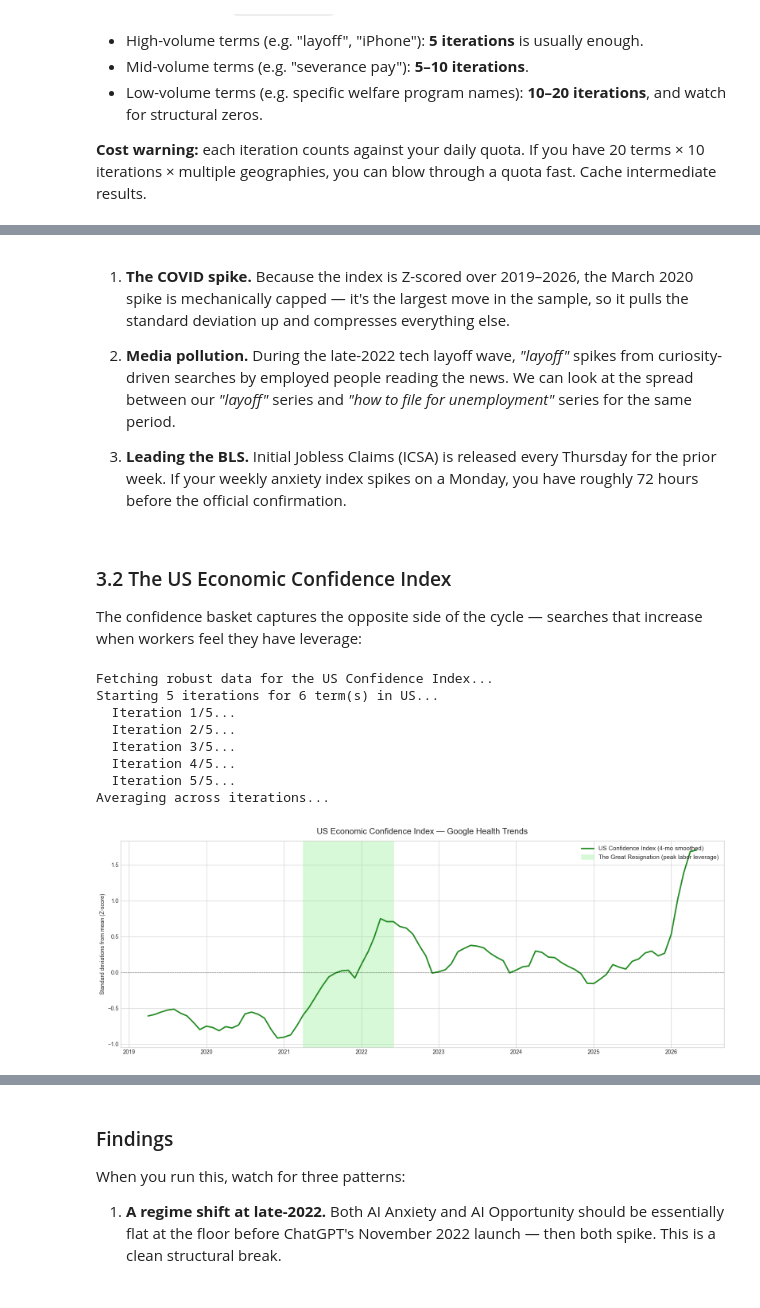
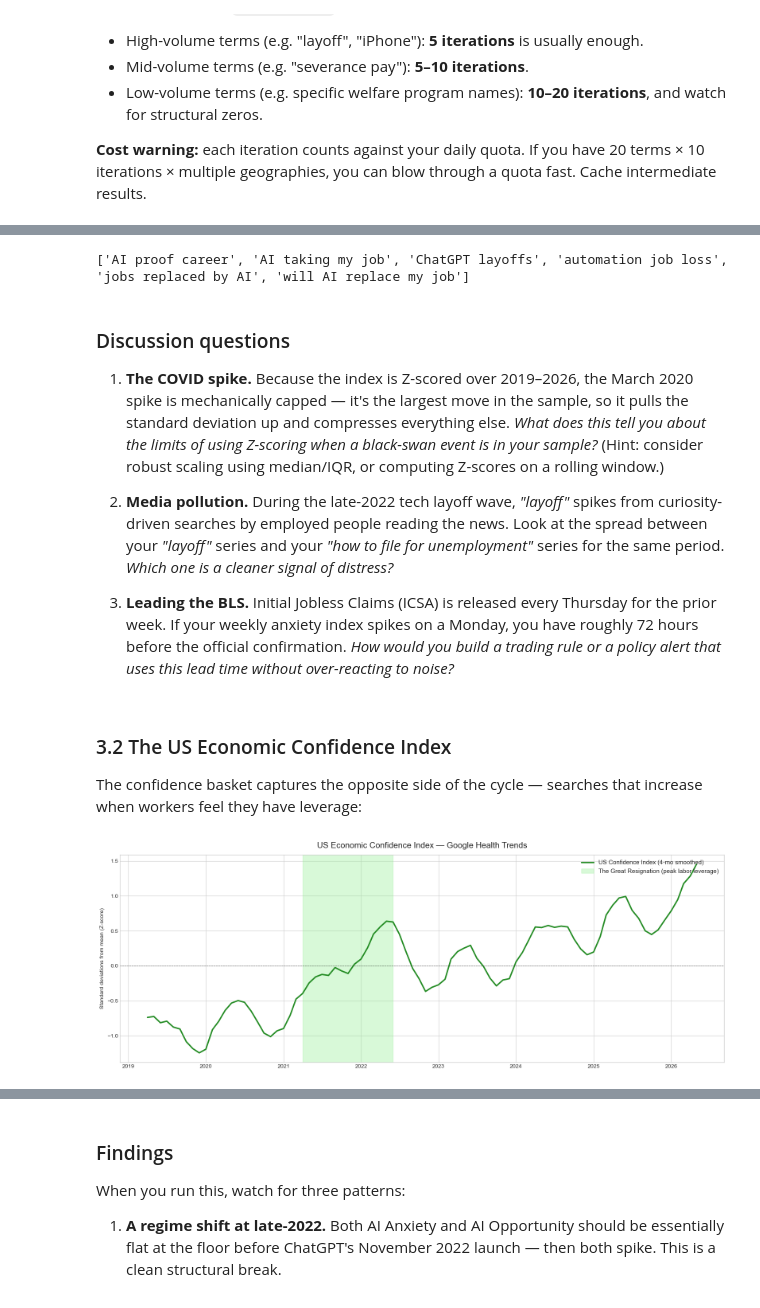
Before and after one commit to datapartnership/ddp-google-training, a Jupyter notebook: notebooks/GT_Training_Final.ipynb, the cells around one changed output, grey strips where cells are left out. Drawn from its saved outputs; the diff is of its cells as text; code cells hidden in the pictures.

Commit message:
Commenting out API calls

```diff
--- a/notebooks/GT_Training_Final.ipynb
+++ b/notebooks/GT_Training_Final.ipynb
@@ -168,0 +148,16 @@ Worldwide Fetch Complete. Array Lines Returned: 2
+# %%
+#Load cells
+DATA_DIR = '../data/'
+
+unemployment_compare    = pd.read_csv(DATA_DIR + 'synthetic_unemployment_compare.csv', index_col=0, parse_dates=True)
+anxiety_data            = pd.read_csv(DATA_DIR + 'synthetic_ai_anxiety_data.csv', index_col=0, parse_dates=True)
+us_confidence_data      = pd.read_csv(DATA_DIR + 'synthetic_us_confidence_data.csv', index_col=0, parse_dates=True)
+ai_opportunity_data     = pd.read_csv(DATA_DIR + 'synthetic_ai_opportunity_data.csv', index_col=0, parse_dates=True)
+tourism_data            = pd.read_csv(DATA_DIR + 'tourism_data_final_clean.csv', index_col=0, parse_dates=True)
+
+# sanity check
+print("✓ unemployment_compare:", unemployment_compare.shape)
+print("✓ anxiety_data:", anxiety_data.shape)
+print("✓ us_confidence_data:", us_confidence_data.shape)
+print("✓ ai_opportunity_data:", ai_opportunity_data.shape)
+print("✓ tourism_data:", tourism_data.shape)
@@ -645,69 +746,63 @@ plt.show()
+# %%
+print(anxiety_data.columns.tolist())
+# %% [output]
+['AI proof career', 'AI taking my job', 'ChatGPT layoffs', 'automation job loss', 'jobs replaced by AI', 'will AI replace my job']
 # %% [markdown]
-1. **The COVID spike.** Because the index is Z-scored over 2019–2026, the March 2020 spike is mechanically capped — it's the largest move in the sample, so it pulls the standard deviation up and compresses everything else.
+### Discussion questions
 
-2. **Media pollution.** During the late-2022 tech layoff wave, *"layoff"* spikes from curiosity-driven searches by employed people reading the news. We can look at the spread between our *"layoff"* series and *"how to file for unemployment"* series for the same period.
+1. **The COVID spike.** Because the index is Z-scored over 2019–2026, the March 2020 spike is mechanically capped — it's the largest move in the sample, so it pulls the standard deviation up and compresses everything else. *What does this tell you about the limits of using Z-scoring when a black-swan event is in your sample?* (Hint: consider robust scaling using median/IQR, or computing Z-scores on a rolling window.)
 
-3. **Leading the BLS.** Initial Jobless Claims (ICSA) is released every Thursday for the prior week. If your weekly anxiety index spikes on a Monday, you have roughly 72 hours before the official confirmation.
+2. **Media pollution.** During the late-2022 tech layoff wave, *"layoff"* spikes from curiosity-driven searches by employed people reading the news. Look at the spread between your *"layoff"* series and your *"how to file for unemployment"* series for the same period. *Which one is a cleaner signal of distress?*
+
+3. **Leading the BLS.** Initial Jobless Claims (ICSA) is released every Thursday for the prior week. If your weekly anxiety index spikes on a Monday, you have roughly 72 hours before the official confirmation. *How would you build a trading rule or a policy alert that uses this lead time without over-reacting to noise?*
 # %% [markdown]
 ### 3.2 The US Economic Confidence Index
 
 The confidence basket captures the opposite side of the cycle — searches that increase when workers feel they have leverage:
 # %%
-# ============================================================
-# US Economic Confidence Index
-# ============================================================
 us_confidence_terms = [
     'quit my job',
     'sign on bonus',
     'ask for a raise',
     'promotion',
     'best places to work',
     'remote jobs',
 ]
 
-print("Fetching robust data for the US Confidence Index...")
-us_confidence_data = get_robust_trend_data(
-    queries=us_confidence_terms,
-    start_date='2019-01-01',
-    end_date='2026-05-01',
-    geo='US',
-    n_iterations=5,
-    frequency='month',
-)
+# Data already loaded from CSV — no API call needed
+# print("Fetching robust data for the US Confidence Index...")
+# us_confidence_data = get_robust_trend_data(
+#     queries=us_confidence_terms,
+#     start_date='2019-01-01',
+#     end_date='2026-05-01',
+#     geo='US',
+#     n_iterations=5,
+#     frequency='month',
+# )
 
-# Standardize and aggregate
 z_scored_us_conf = us_confidence_data.apply(stats.zscore, nan_policy='omit')
 z_scored_us_conf['Confidence_Index'] = z_scored_us_conf[us_confidence_terms].mean(axis=1)
 z_scored_us_conf['Smoothed_Confidence_Index'] = (
     z_scored_us_conf['Confidence_Index'].rolling(window=4).mean()
 )
 
-# Visualize
 fig, ax = plt.subplots(figsize=(16, 6))
 ax.plot(z_scored_us_conf.index, z_scored_us_conf['Smoothed_Confidence_Index'],
         color='forestgreen', linewidth=2.5,
         label='US Confidence Index (4-mo smoothed)')
 
 ax.axvspan('2021-04-01', '2022-06-01', color='lightgreen', alpha=0.35,
            label='The Great Resignation (peak labor leverage)')
 
 ax.axhline(0, color='black', linewidth=0.8, linestyle='--', alpha=0.5)
 ax.set_title('US Economic Confidence Index — Google Health Trends',
              fontsize=15, pad=12)
 ax.set_ylabel('Standard deviations from mean (Z-score)')
 ax.legend(loc='upper right', fontsize=11)
 plt.tight_layout()
 plt.show()
 # %% [output]
-Fetching robust data for the US Confidence Index...
-Starting 5 iterations for 6 term(s) in US...
-  Iteration 1/5...
-  Iteration 2/5...
-  Iteration 3/5...
-  Iteration 4/5...
-  Iteration 5/5...
-Averaging across iterations...
-[figure, old version]
+[figure, new version]
 # %%
 # ============================================================
 # THE US LABOR CYCLE SPREAD — Anxiety vs. Confidence side-by-side
```
Also changed, not shown: parts of 33 cells of this notebook.
